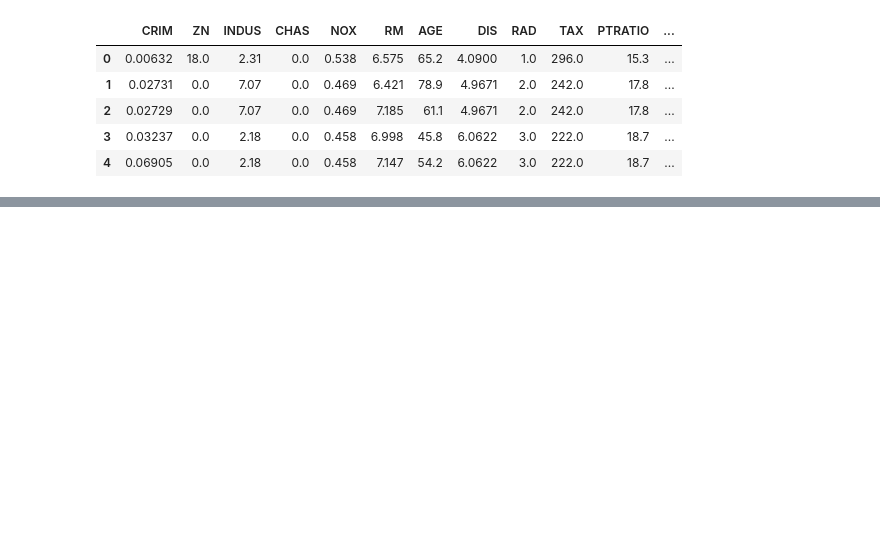
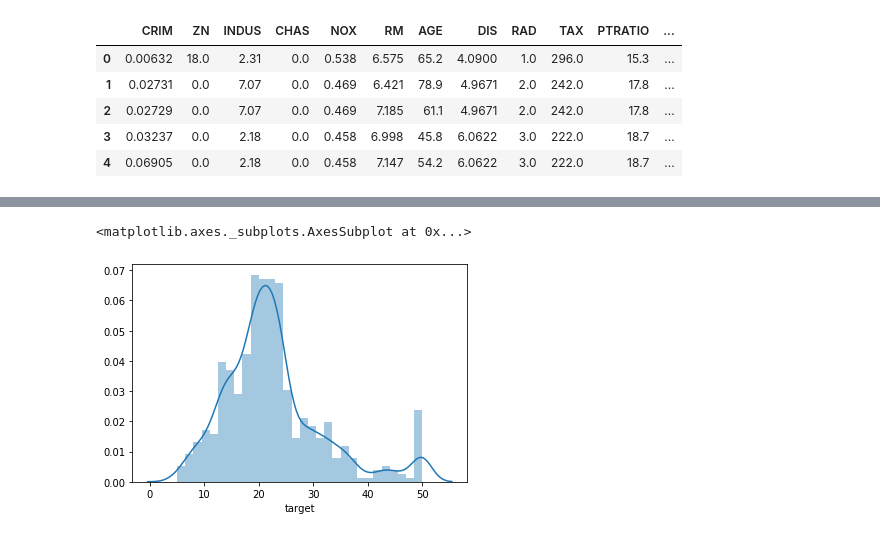
Before and after one commit to Karlmusingo/MLAcademy, a Jupyter notebook: boston-dataset.ipynb, the cells around one changed output, grey strips where cells are left out. Cells and saved outputs as stored; diff of their text form; code cells hidden in the pictures; blank space fills up the shorter version.

```diff
--- a/boston-dataset.ipynb
+++ b/boston-dataset.ipynb
@@ -103,0 +147,5 @@ for n in range(0, len(axs)):
+# %%
+sns.distplot(df['target'], bins=30)
+# %% [output]
+<matplotlib.axes._subplots.AxesSubplot at 0x...>
+[figure, added]
```
Also changed, not shown: parts of 24 cells of this notebook, 1 other file.
